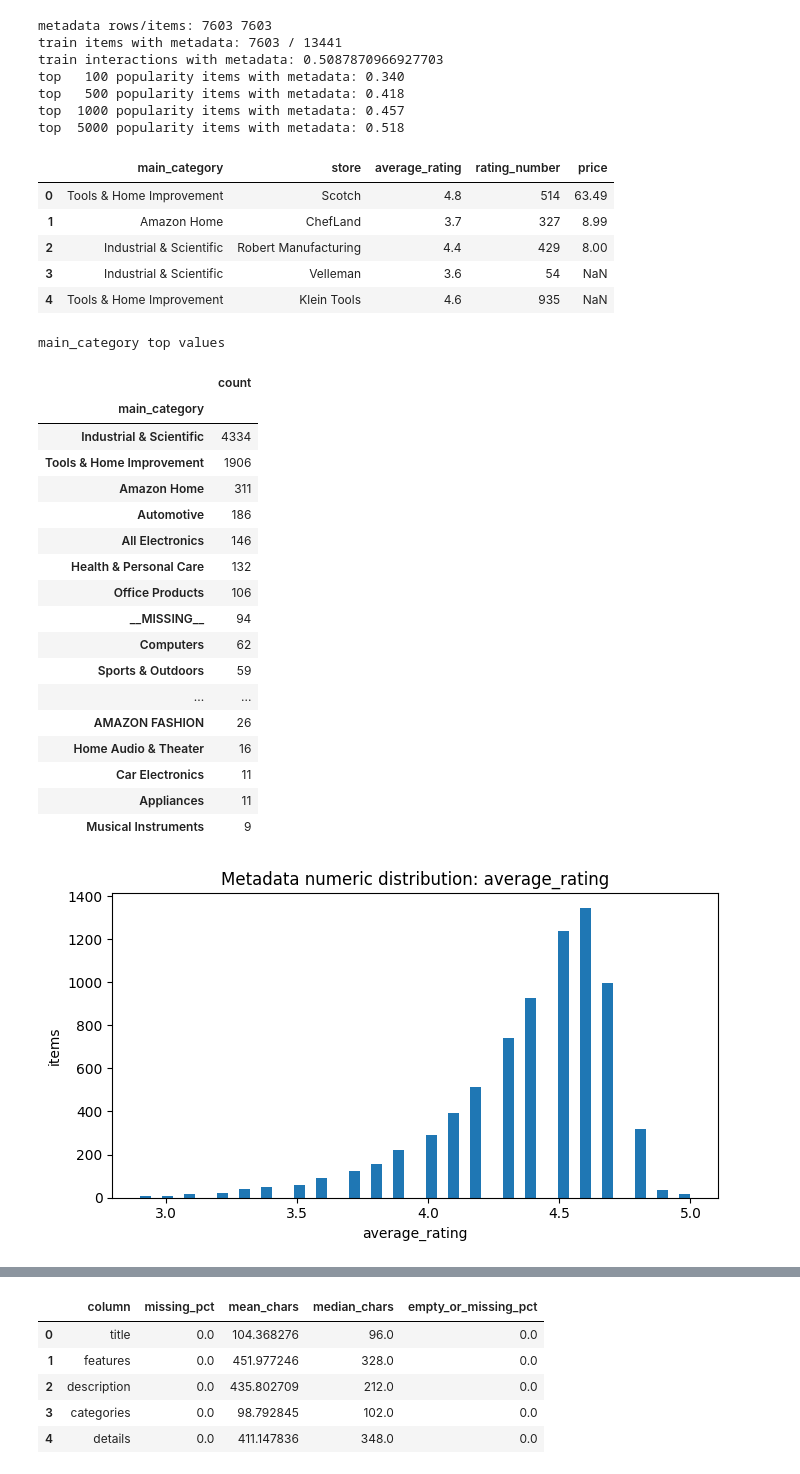
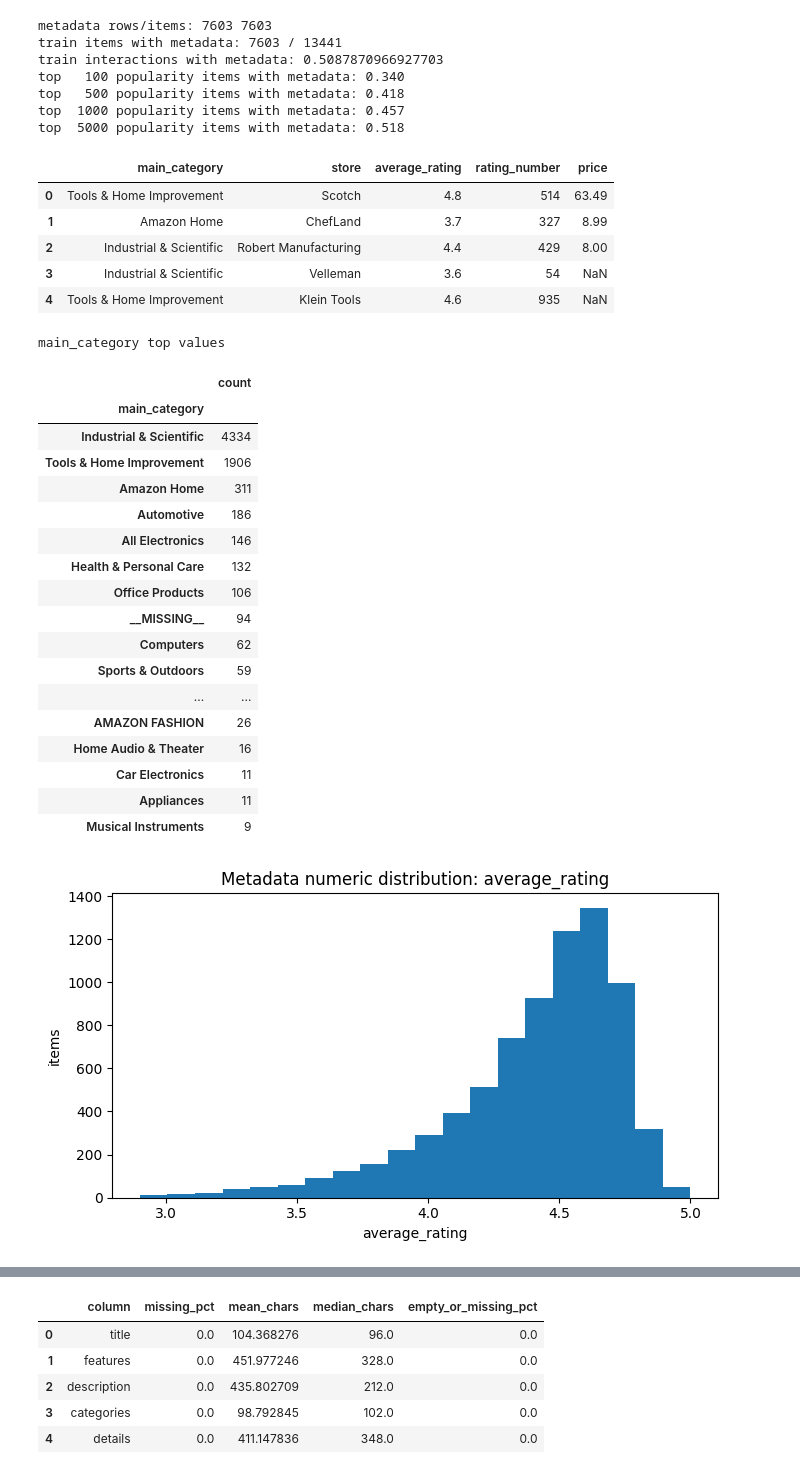
Before and after one commit to JasperSche/Final_Assignment_RS, a Jupyter notebook: 01_eda_recsys.ipynb, the cells around one changed output, grey strips where cells are left out. Drawn from its saved outputs; the diff is of its cells as text; code cells hidden in the pictures.

```diff
--- a/01_eda_recsys.ipynb
+++ b/01_eda_recsys.ipynb
@@ -368,40 +357,43 @@ for col in ['average_rating', 'rating_number', 'price']:
         xlabel = f'log1p({col})'
     else:
         xlabel = col
-    plt.hist(vals, bins=50)
+    if col == 'average_rating':
+        plt.hist(vals, bins=20)
+    else:
+        plt.hist(vals, bins=50)
     plt.xlabel(xlabel)
     plt.ylabel('items')
     plt.title(f'Metadata numeric distribution: {col}')
     plt.tight_layout()
     plt.savefig(OUTPUT_DIR / f'meta_{col}_hist.png', dpi=150)
     plt.show()
 # %% [output]
 |  | main_category | store | average_rating | rating_number | price |
 | 0 | Tools & Home Improvement | Scotch | 4.8 | 514 | 63.49 |
 | 1 | Amazon Home | ChefLand | 3.7 | 327 | 8.99 |
 | 2 | Industrial & Scientific | Robert Manufacturing | 4.4 | 429 | 8.00 |
 | 3 | Industrial & Scientific | Velleman | 3.6 | 54 | NaN |
 | 4 | Tools & Home Improvement | Klein Tools | 4.6 | 935 | NaN |
 main_category top values
 |  | count |
 | main_category |  |
 | Industrial & Scientific | 4334 |
 | Tools & Home Improvement | 1906 |
 | Amazon Home | 311 |
 | Automotive | 186 |
 | All Electronics | 146 |
 | Health & Personal Care | 132 |
 | Office Products | 106 |
 | __MISSING__ | 94 |
 | Computers | 62 |
 | Sports & Outdoors | 59 |
 | ... | ... |
 | AMAZON FASHION | 26 |
 | Home Audio & Theater | 16 |
 | Car Electronics | 11 |
 | Appliances | 11 |
 | Musical Instruments | 9 |
-[figure, old version]
+[figure, new version]
 [figure]
 [figure]
 # %%
```
Also changed, not shown: parts of 4 cells of this notebook, 9 other files.
